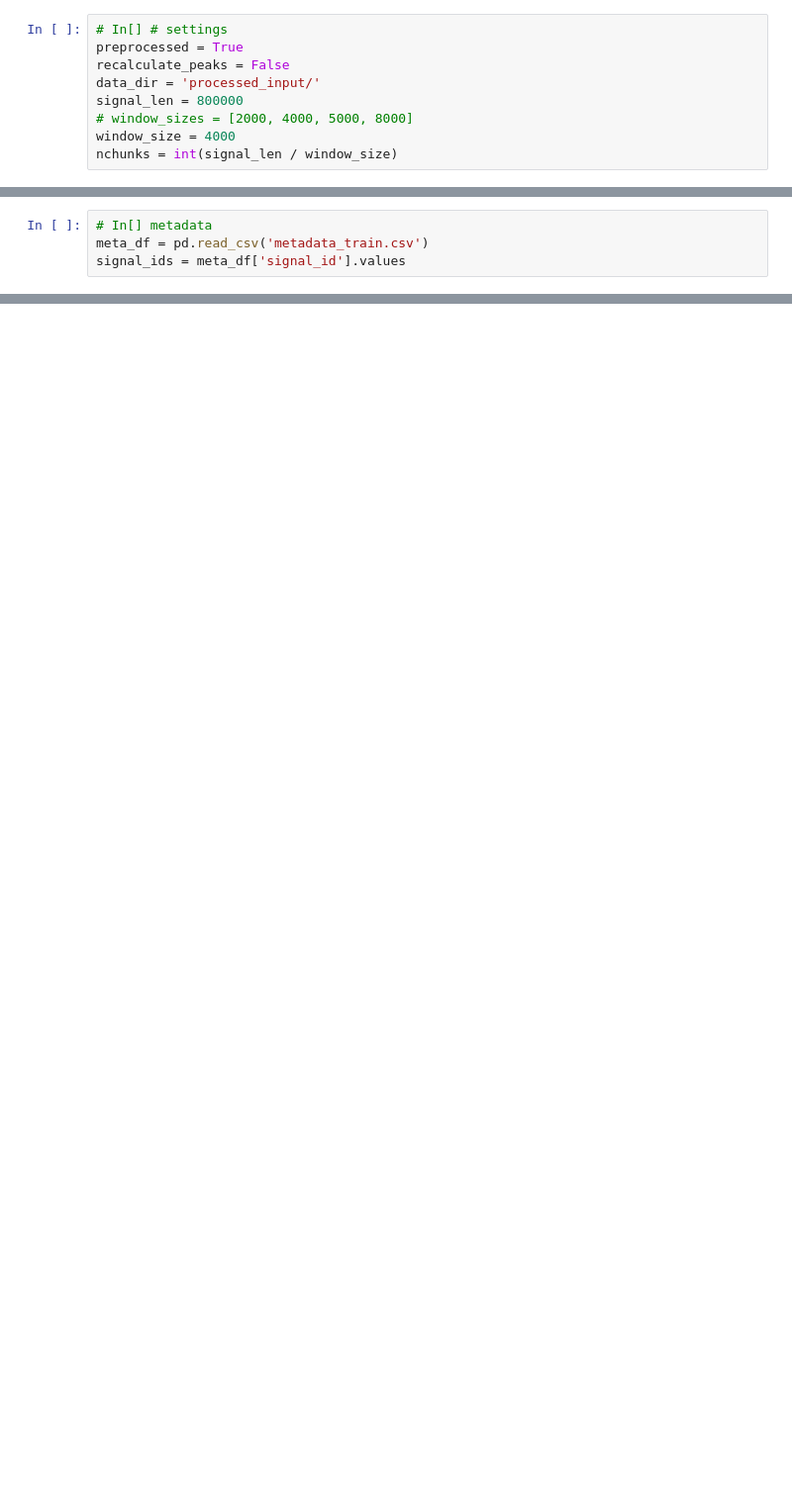
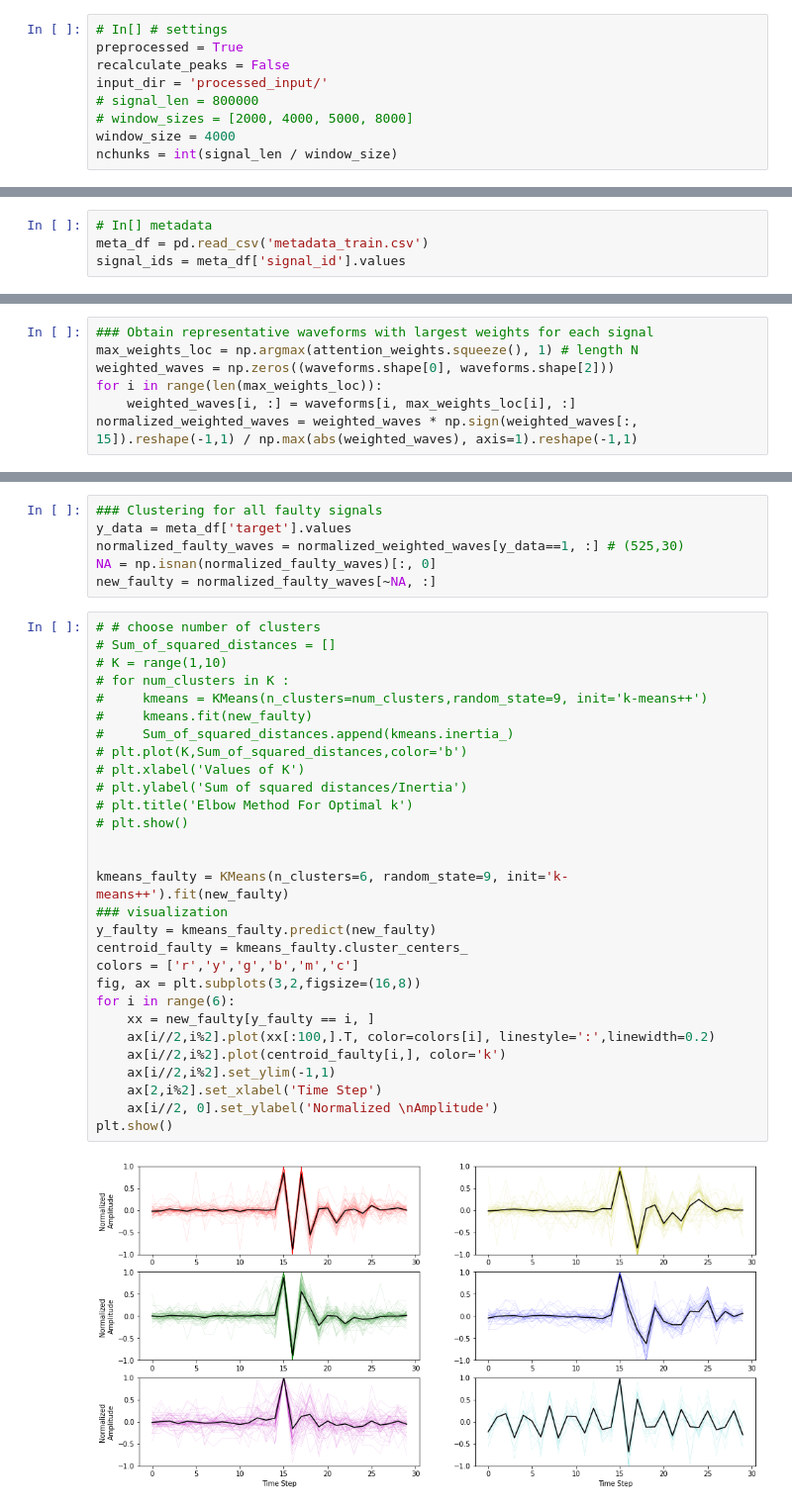
Before and after one commit to Naomi-Ding/LMFE, a Jupyter notebook: Results_visualization.ipynb, the cells around one changed output, grey strips where cells are left out. Shown: that part at 99% size. Saved outputs shown, nothing was run; the diff lists cells and outputs as text; blank space fills up the shorter version.

```diff
--- a/Results_visualization.ipynb
+++ b/Results_visualization.ipynb
@@ -14,8 +143,8 @@ from matplotlib import pyplot as plt
 # In[] # settings
 preprocessed = True
 recalculate_peaks = False
-data_dir = 'processed_input/'
-signal_len = 800000
+input_dir = 'processed_input/'
+# signal_len = 800000
 # window_sizes = [2000, 4000, 5000, 8000]
 window_size = 4000
 nchunks = int(signal_len / window_size)
@@ -125,0 +355,7 @@ For best probability thresholded: 0.404,
+# %%
+### Obtain representative waveforms with largest weights for each signal
+max_weights_loc = np.argmax(attention_weights.squeeze(), 1) # length N
+weighted_waves = np.zeros((waveforms.shape[0], waveforms.shape[2]))
+for i in range(len(max_weights_loc)):
+    weighted_waves[i, :] = waveforms[i, max_weights_loc[i], :]
+normalized_weighted_waves = weighted_waves * np.sign(weighted_waves[:, 15]).reshape(-1,1) / np.max(abs(weighted_waves), axis=1).reshape(-1,1)
@@ -125,0 +364,37 @@ For best probability thresholded: 0.404,
+# %%
+### Clustering for all faulty signals
+y_data = meta_df['target'].values
+normalized_faulty_waves = normalized_weighted_waves[y_data==1, :] # (525,30)
+NA = np.isnan(normalized_faulty_waves)[:, 0]
+new_faulty = normalized_faulty_waves[~NA, :]
+# %%
+# # choose number of clusters
+# Sum_of_squared_distances = []
+# K = range(1,10)
+# for num_clusters in K :
+#     kmeans = KMeans(n_clusters=num_clusters,random_state=9, init='k-means++')
+#     kmeans.fit(new_faulty)
+#     Sum_of_squared_distances.append(kmeans.inertia_)
+# plt.plot(K,Sum_of_squared_distances,color='b')
+# plt.xlabel('Values of K')
+# plt.ylabel('Sum of squared distances/Inertia')
+# plt.title('Elbow Method For Optimal k')
+# plt.show()
+
+
+kmeans_faulty = KMeans(n_clusters=6, random_state=9, init='k-means++').fit(new_faulty)
+### visualization
+y_faulty = kmeans_faulty.predict(new_faulty)
+centroid_faulty = kmeans_faulty.cluster_centers_
+colors = ['r','y','g','b','m','c']
+fig, ax = plt.subplots(3,2,figsize=(16,8))
+for i in range(6):
+    xx = new_faulty[y_faulty == i, ]
+    ax[i//2,i%2].plot(xx[:100,].T, color=colors[i], linestyle=':',linewidth=0.2)
+    ax[i//2,i%2].plot(centroid_faulty[i,], color='k')
+    ax[i//2,i%2].set_ylim(-1,1)
+    ax[2,i%2].set_xlabel('Time Step')
+    ax[i//2, 0].set_ylabel('Normalized \nAmplitude')
+plt.show()
+# %% [output]
+[figure, added]
```
Also changed, not shown: parts of 23 cells of this notebook, 10 other files.
